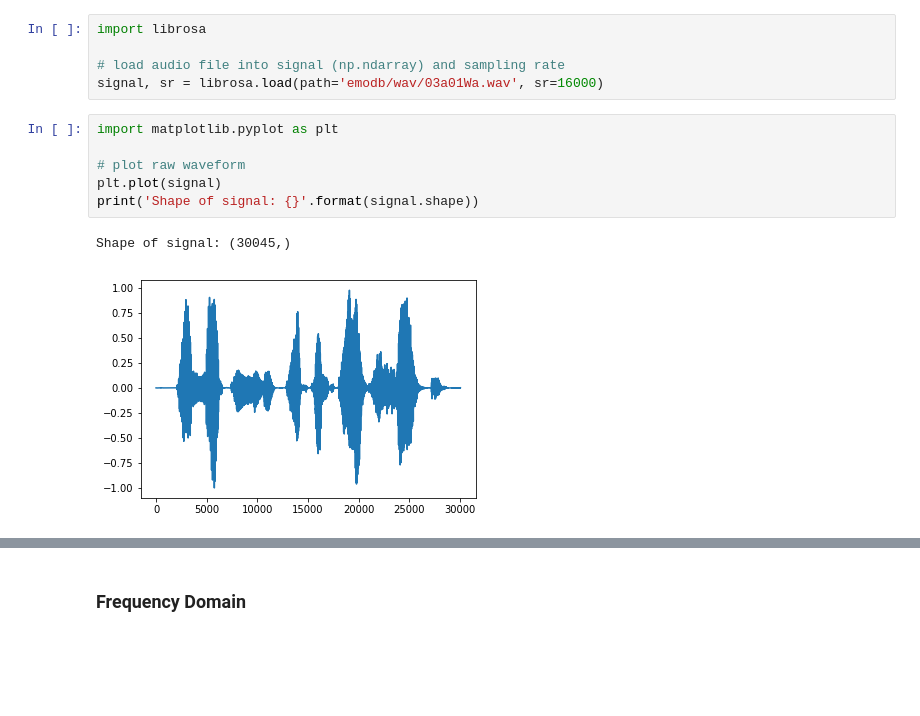
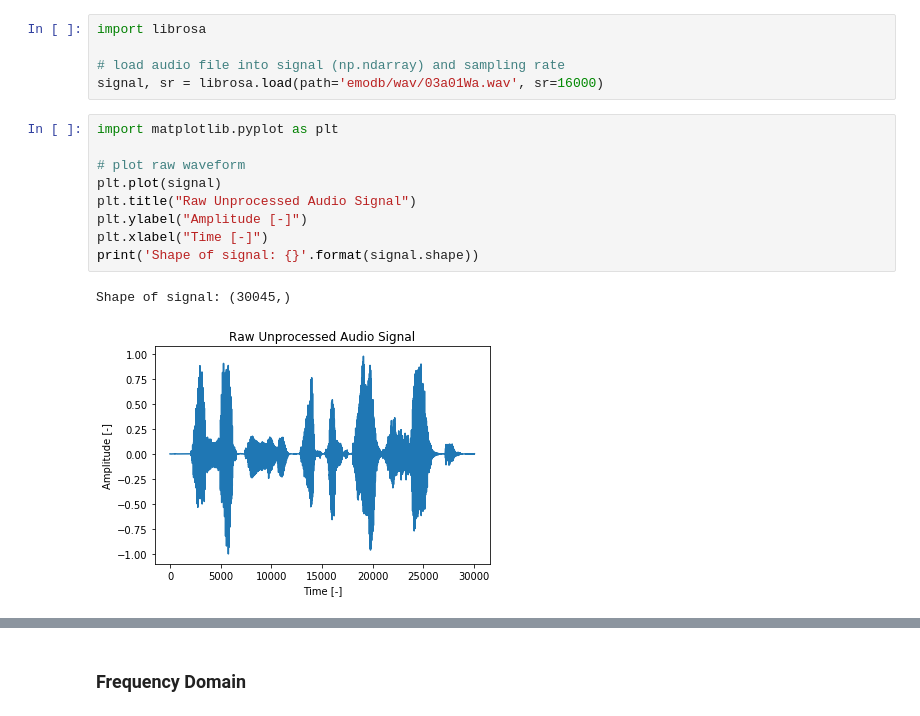
Before and after one commit to delsner/affective-computing-audio, a Jupyter notebook: 05_15_2019_Affective_Computing_Audio.ipynb, the cells around one changed output, grey strips where cells are left out. Saved outputs shown, nothing was run; the diff lists cells and outputs as text; blank space fills up the shorter version.

```diff
--- a/05_15_2019_Affective_Computing_Audio.ipynb
+++ b/05_15_2019_Affective_Computing_Audio.ipynb
@@ -48,12 +48,15 @@ signal, sr = librosa.load(path='emodb/wav/03a01Wa.wav', sr=16000)
 # %%
 import matplotlib.pyplot as plt
 
 # plot raw waveform
 plt.plot(signal)
+plt.title("Raw Unprocessed Audio Signal")
+plt.ylabel("Amplitude [-]")
+plt.xlabel("Time [-]")
 print('Shape of signal: {}'.format(signal.shape))
 # %% [output]
 Shape of signal: (30045,)
-[figure, old version]
+[figure, new version]
 # %% [markdown]
 This gives us the signal in the so-called time-domain (signal over time).
 
```
Also changed, not shown: parts of 19 cells of this notebook.
